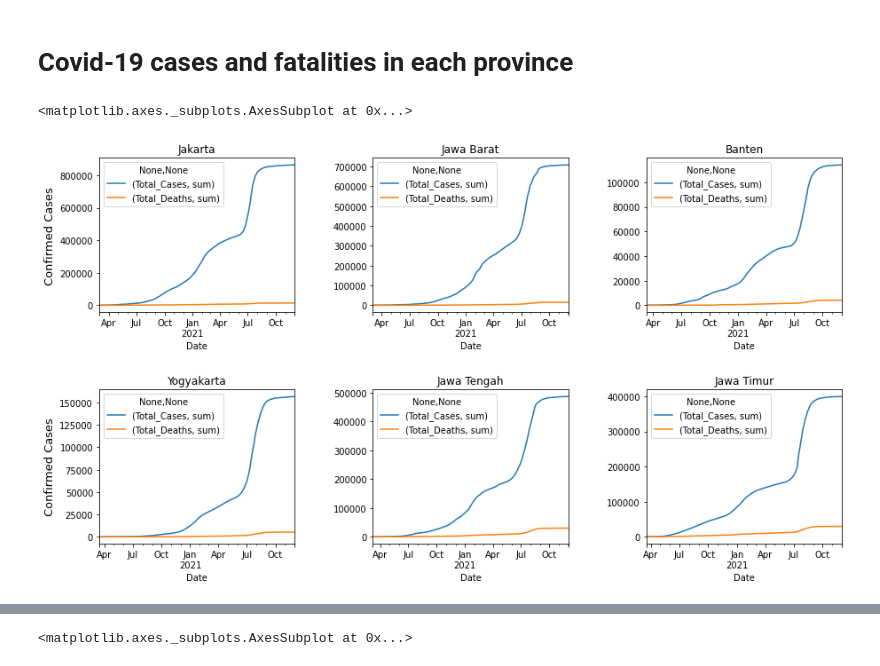
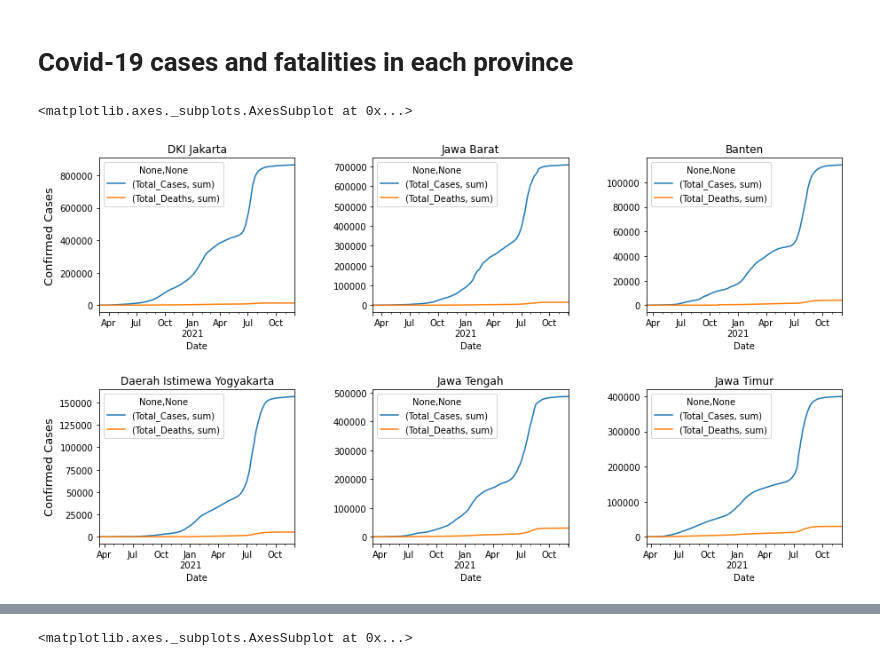
Before and after one commit to azizpambayun/project, a Jupyter notebook: covid_19_analysis_and_visualization_in_Indonesia.ipynb, the cells around one changed output, grey strips where cells are left out. Saved outputs shown, nothing was run; the diff lists cells and outputs as text; code cells hidden in the pictures.

```diff
--- a/covid_19_analysis_and_visualization_in_Indonesia.ipynb
+++ b/covid_19_analysis_and_visualization_in_Indonesia.ipynb
@@ -209,36 +205,36 @@ yogyakarta = cc_yogyakarta.join(fatalities_yogyakarta)
 cc_jateng = covid[covid['Location_ISO_Code']=='ID-JT'].groupby(['Date']).agg({'Total_Cases':['sum']})
 fatalities_jateng = covid[covid['Location_ISO_Code']=='ID-JT'].groupby(['Date']).agg({'Total_Deaths':['sum']})
 jateng = cc_jateng.join(fatalities_jateng)
 
 #Confirmned cases and fatalities in Jawa Timur
 cc_jatim = covid[covid['Location_ISO_Code']=='ID-JI'].groupby(['Date']).agg({'Total_Cases':['sum']})
 fatalities_jatim = covid[covid['Location_ISO_Code']=='ID-JI'].groupby(['Date']).agg({'Total_Deaths':['sum']})
 jatim = cc_jatim.join(fatalities_jatim)
 
 plt.figure(figsize=(15,8))
 plt.subplot(2,3,1)
 plt.subplots_adjust(hspace=0.5, wspace=0.4)
-jakarta.plot(ax=plt.gca(), title='Jakarta')
+jakarta.plot(ax=plt.gca(), title='DKI Jakarta')
 plt.ylabel('Confirmed Cases', size=13)
 
 plt.subplot(2,3,2)
 jabar.plot(ax=plt.gca(), title='Jawa Barat')
 
 plt.subplot(2,3,3)
 banten.plot(ax=plt.gca(), title='Banten')
 
 plt.subplot(2,3,4)
-yogyakarta.plot(ax=plt.gca(), title='Yogyakarta')
+yogyakarta.plot(ax=plt.gca(), title='Daerah Istimewa Yogyakarta')
 plt.ylabel('Confirmed Cases', size=13)
 
 plt.subplot(2,3,5)
 jateng.plot(ax=plt.gca(), title='Jawa Tengah')
 
 plt.subplot(2,3,6)
 jatim.plot(ax=plt.gca(), title='Jawa Timur')
 # %% [output]
 <matplotlib.axes._subplots.AxesSubplot at 0x...>
-[figure, old version]
+[figure, new version]
 # %%
 cc_aceh = covid[covid['Location_ISO_Code']=='ID-AC'].groupby(['Date']).agg({'Total_Cases':['sum']})
 fatalities_aceh = covid[covid['Location_ISO_Code']=='ID-AC'].groupby(['Date']).agg({'Total_Deaths':['sum']})
```
Also changed, not shown: parts of 3 cells of this notebook.
